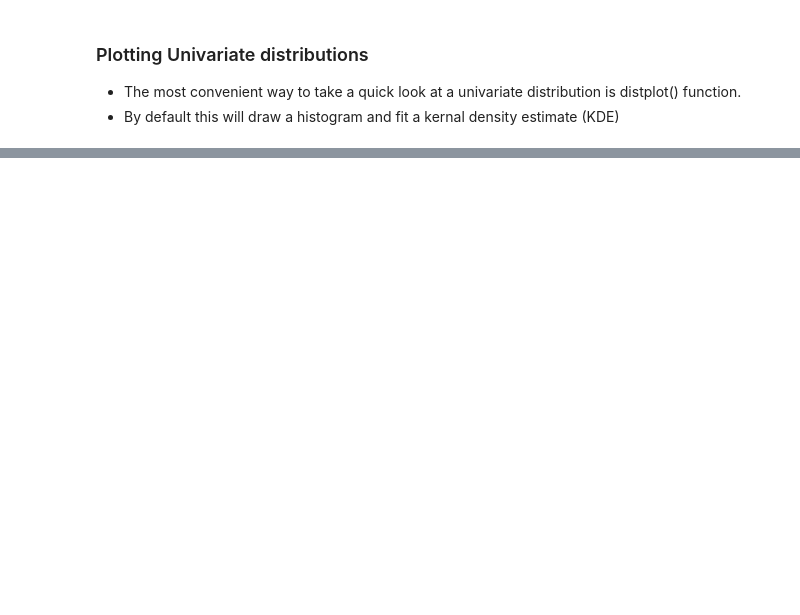
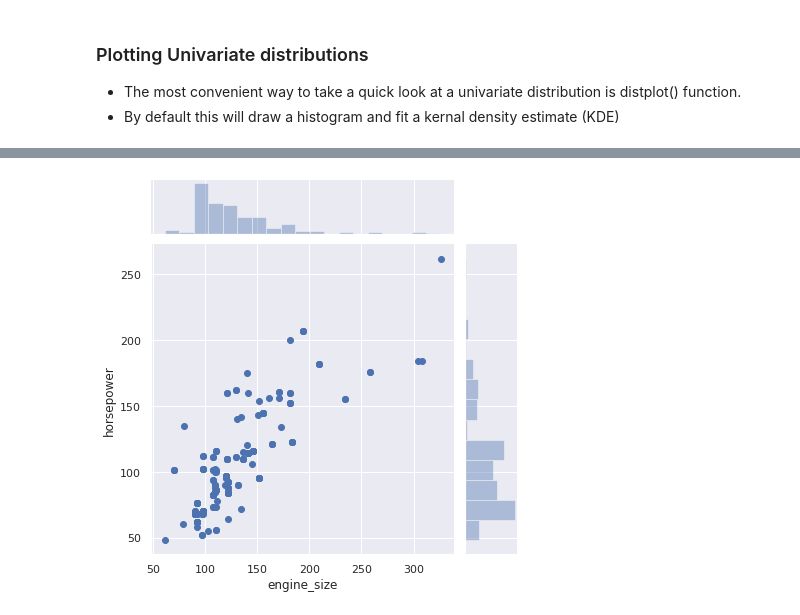
Before and after one commit to Iamsbharti/ML-AI, a Jupyter notebook: visualization/visulaization_p.ipynb, the cells around one changed output, grey strips where cells are left out. Drawn from its saved outputs; the diff is of its cells as text; code cells hidden in the pictures; blank space fills up the shorter version.

```diff
--- a/visualization/visulaization_p.ipynb
+++ b/visualization/visulaization_p.ipynb
@@ -43,0 +53,4 @@ sns.distplot(auto['highway-mpg']);
+# %%
+sns.jointplot(auto['engine_size'],auto['horsepower']);
+# %% [output]
+[figure, added]
```
Also changed, not shown: parts of 10 cells of this notebook, 1 other file.
